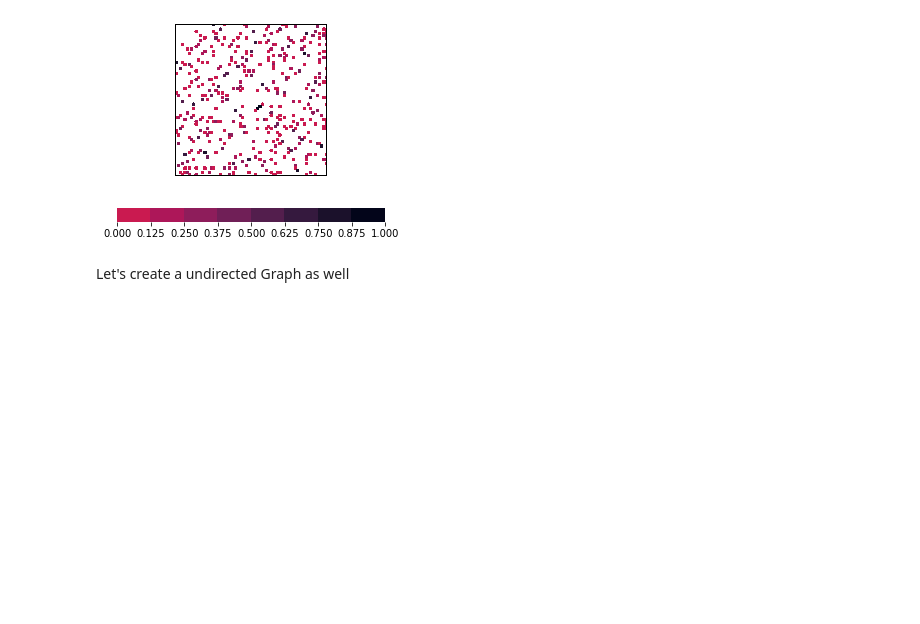
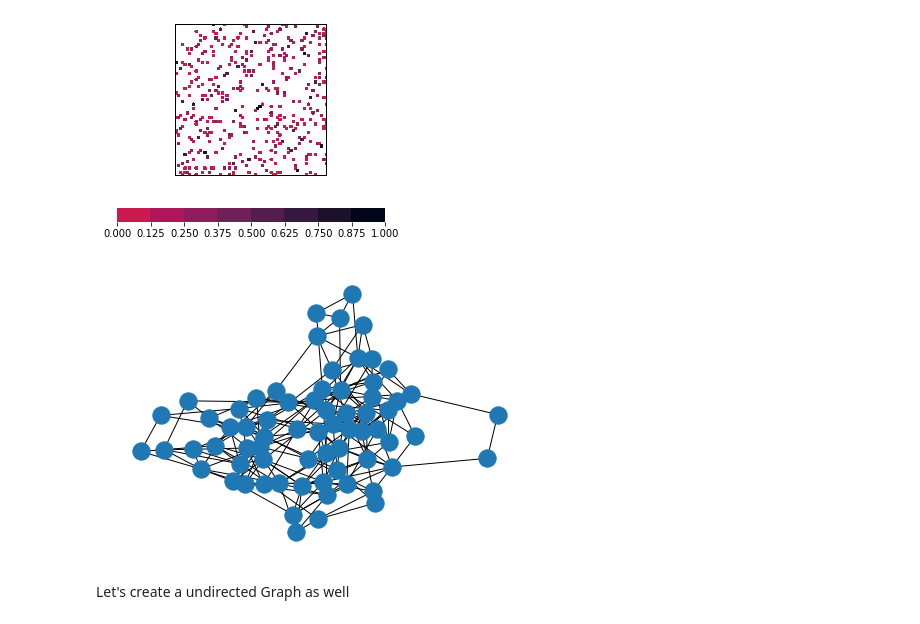
Before and after one commit to ragnarlevi/GTST, a Jupyter notebook: _Workbench/FinancialRisk.ipynb, the cells around one changed output. Drawn from its saved outputs; the diff is of its cells as text; code cells hidden in the pictures; blank space fills up the shorter version.

```diff
--- a/_Workbench/FinancialRisk.ipynb
+++ b/_Workbench/FinancialRisk.ipynb
@@ -51,3 +48,7 @@ plot_corr(networks['Technology'][0])
+# %%
+nx.draw(G, pos = nx.spring_layout(G))
+# %% [output]
+[figure, added]
 # %% [markdown]
 Let's create a undirected Graph as well
 # %%
```
Also changed, not shown: parts of 17 cells of this notebook, 13 other files.
